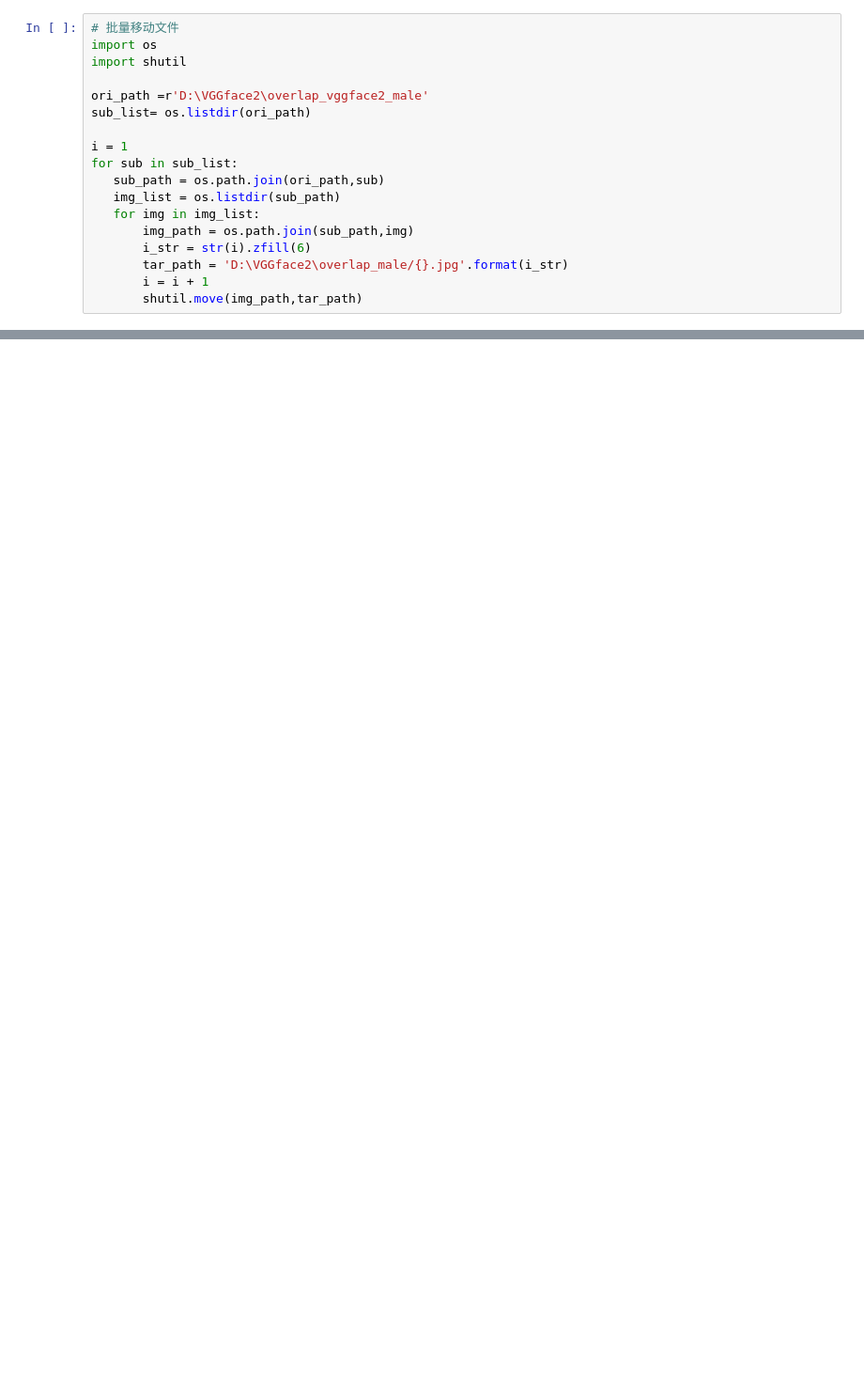
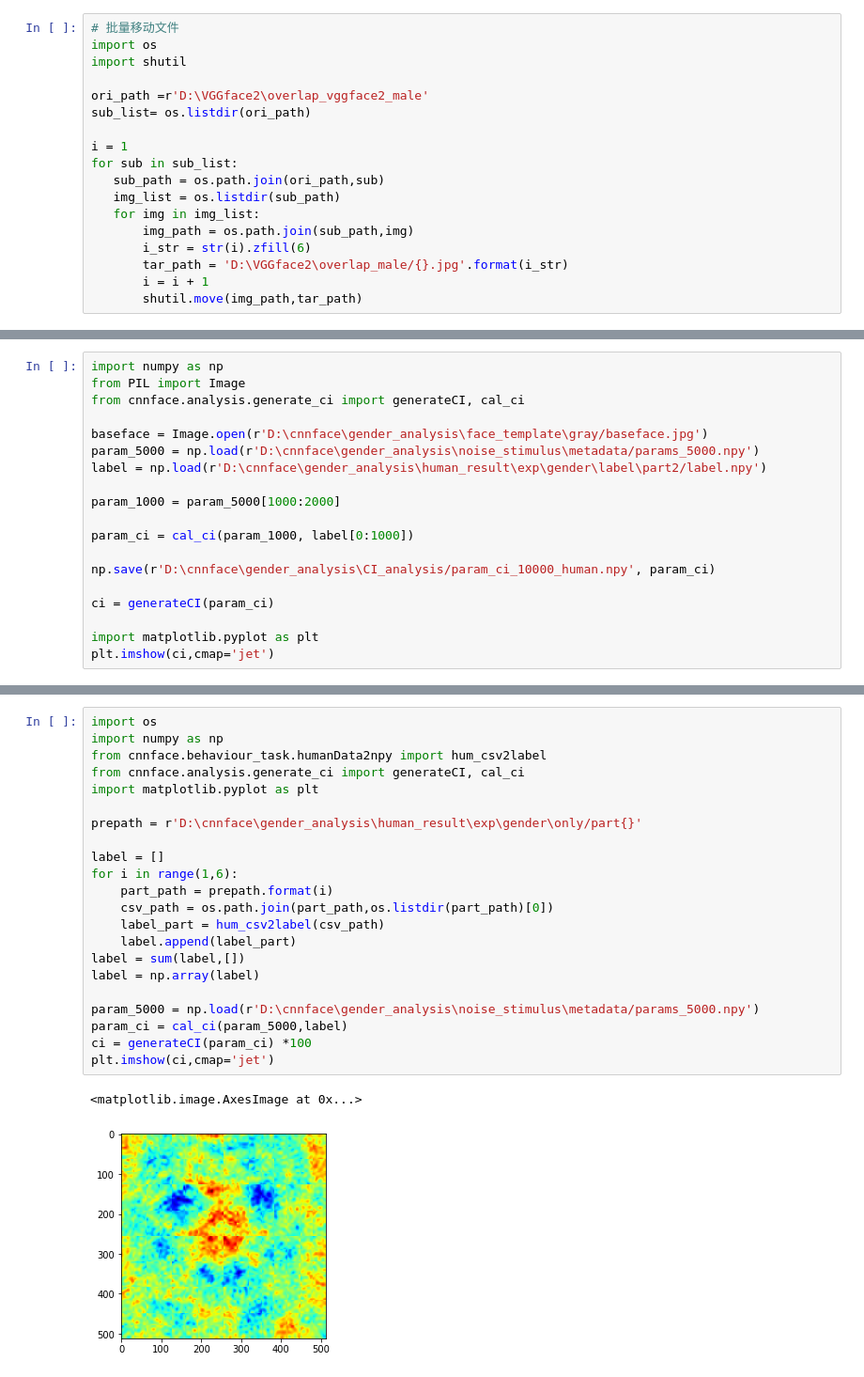
Before and after one commit to YukunQu/cnnface, a Jupyter notebook: explore.ipynb, the cells around one changed output, grey strips where cells are left out. Shown at 94% size. Drawn from its saved outputs; the diff is of its cells as text; blank space fills up the shorter version.

Commit message:
‘add human2npy’

```diff
--- a/explore.ipynb
+++ b/explore.ipynb
@@ -195,0 +180,19 @@ hitrate: 0.48
+# %%
+import numpy as np
+from PIL import Image
+from cnnface.analysis.generate_ci import generateCI, cal_ci
+
+baseface = Image.open(r'D:\cnnface\gender_analysis\face_template\gray/baseface.jpg')
+param_5000 = np.load(r'D:\cnnface\gender_analysis\noise_stimulus\metadata/params_5000.npy')
+label = np.load(r'D:\cnnface\gender_analysis\human_result\exp\gender\label\part2/label.npy')
+
+param_1000 = param_5000[1000:2000]
+
+param_ci = cal_ci(param_1000, label[0:1000])
+
+np.save(r'D:\cnnface\gender_analysis\CI_analysis/param_ci_10000_human.npy', param_ci)
+
+ci = generateCI(param_ci)
+
+import matplotlib.pyplot as plt
+plt.imshow(ci,cmap='jet')
@@ -195,0 +282,25 @@ hitrate: 0.48
+# %%
+import os
+import numpy as np
+from cnnface.behaviour_task.humanData2npy import hum_csv2label
+from cnnface.analysis.generate_ci import generateCI, cal_ci
+import matplotlib.pyplot as plt
+
+prepath = r'D:\cnnface\gender_analysis\human_result\exp\gender\only/part{}'
+
+label = []
+for i in range(1,6):
+    part_path = prepath.format(i)
+    csv_path = os.path.join(part_path,os.listdir(part_path)[0])
+    label_part = hum_csv2label(csv_path)
+    label.append(label_part)
+label = sum(label,[])
+label = np.array(label)
+
+param_5000 = np.load(r'D:\cnnface\gender_analysis\noise_stimulus\metadata/params_5000.npy')
+param_ci = cal_ci(param_5000,label)
+ci = generateCI(param_ci) *100
+plt.imshow(ci,cmap='jet')
+# %% [output]
+<matplotlib.image.AxesImage at 0x...>
+[figure, added]
```
Also changed, not shown: parts of 15 cells of this notebook, 10 other files.
